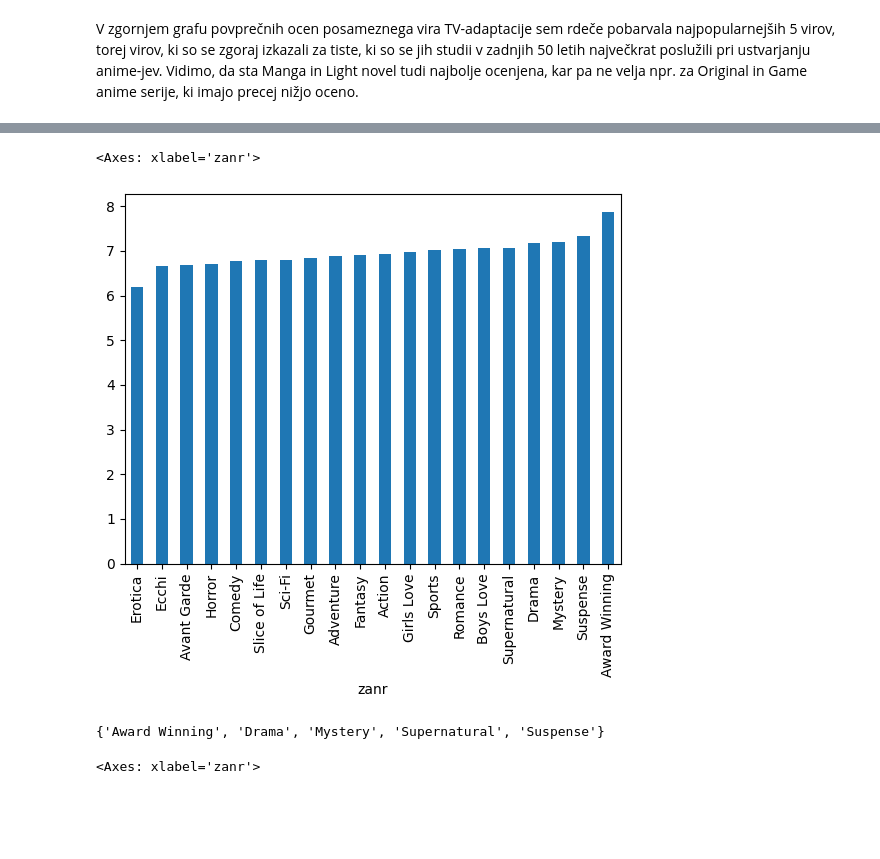
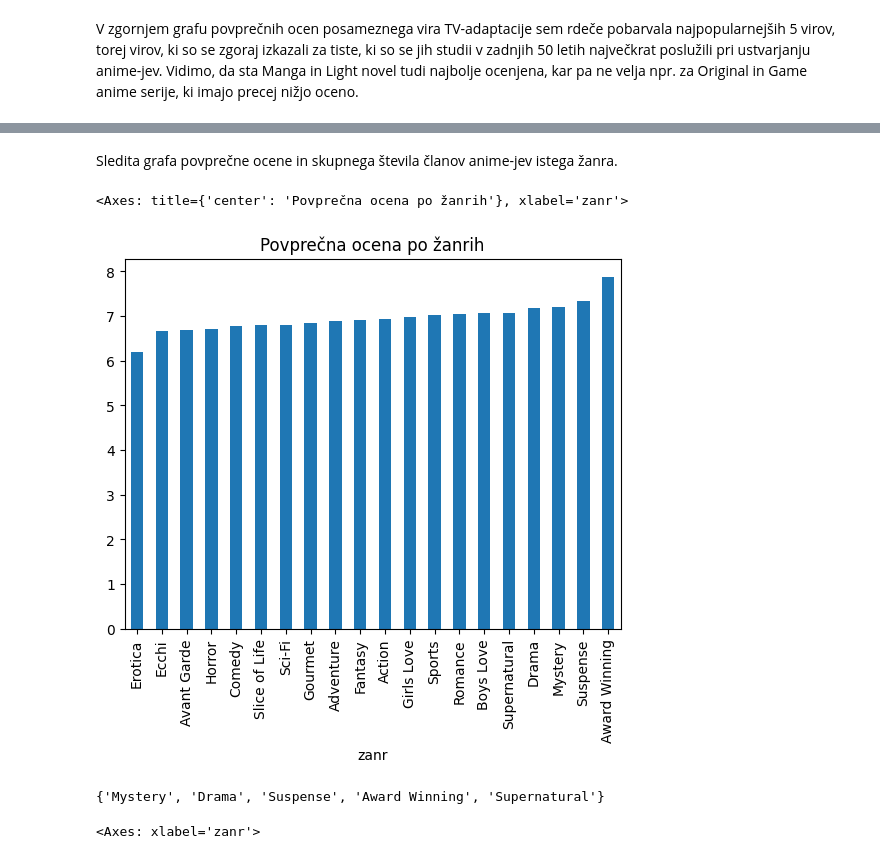
Before and after one commit to lrozman/Projektna-naloga-UVP---Rozman-Lara, a Jupyter notebook: analiza.ipynb, the cells around one changed output, grey strips where cells are left out. Cells and saved outputs as stored; diff of their text form; code cells hidden in the pictures; blank space fills up the shorter version.

```diff
--- a/analiza.ipynb
+++ b/analiza.ipynb
@@ -662,14 +660,17 @@ V zgornjem grafu povprečnih ocen posameznega vira TV-adaptacije sem rdeče poba
 # %%
 zanri_anime = pd.merge(ZANRI, VSI_ANIME, left_on="id", right_on="id")
+# %% [markdown]
+Sledita grafa povprečne ocene in skupnega števila članov anime-jev istega žanra.
 # %%
-zanri_anime.groupby("zanr")["ocena"].mean().sort_values().plot.bar()  #weird, kaj nej s tem
+zanri_anime.groupby("zanr")["ocena"].mean().sort_values().plot.bar(title="Povprečna ocena po žanrih")
 # %% [output]
-<Axes: xlabel='zanr'>
+<Axes: title={'center': 'Povprečna ocena po žanrih'}, xlabel='zanr'>
-[figure, old version]
+[figure, new version]
 # %%
 zanri_najbolje_ocenjeni = set(zanri_anime.groupby("zanr")["ocena"].mean().sort_values(ascending=False).head(5).index.tolist())
+print(zanri_najbolje_ocenjeni)
 # %% [output]
-{'Award Winning', 'Drama', 'Mystery', 'Supernatural', 'Suspense'}
+{'Mystery', 'Drama', 'Suspense', 'Award Winning', 'Supernatural'}
 # %%
 zanri_anime.groupby("zanr")["člani"].sum().sort_values().plot.bar()
 # %% [output]
```
Also changed, not shown: parts of 5 cells of this notebook.
